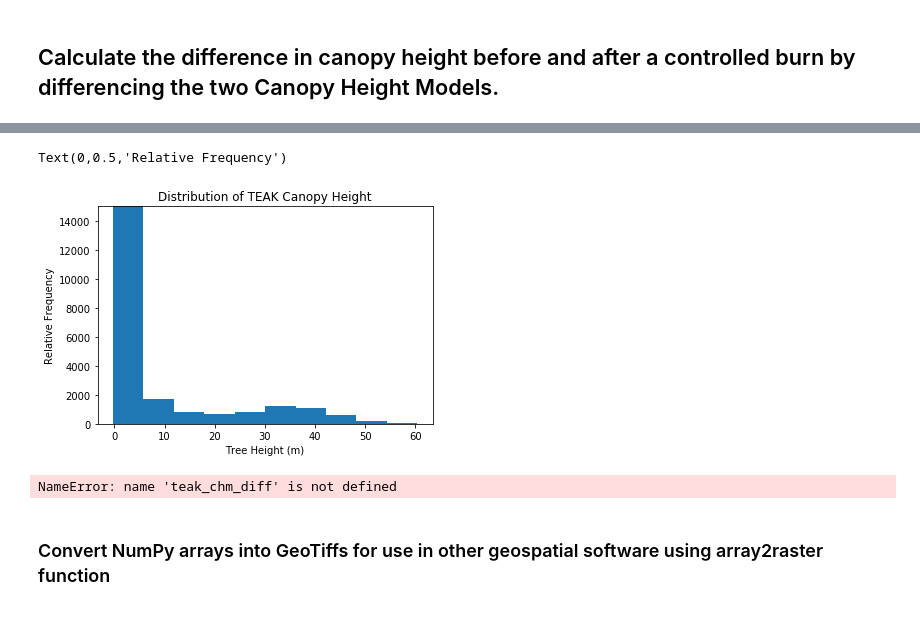
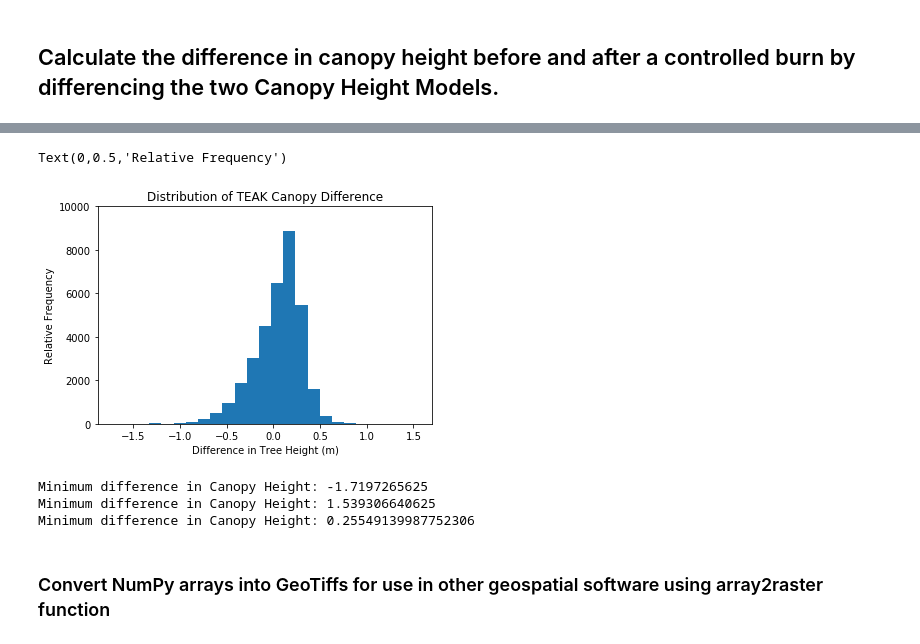
Before and after one commit to jameslamping/BC1_2018, a Jupyter notebook: Code/TEAK_chm_burn_analysis.ipynb, the cells around one changed output, grey strips where cells are left out. Saved outputs shown, nothing was run; the diff lists cells and outputs as text; code cells hidden in the pictures.

```diff
--- a/Code/TEAK_chm_burn_analysis.ipynb
+++ b/Code/TEAK_chm_burn_analysis.ipynb
@@ -101,17 +93,17 @@ def plot_spatial_array(band_array,spatial_extent,colorlimit,ax=plt.gca(),title='
 [figure]
 # %%
 # Load in Digital Terrain Model (DTM) created with PDAL for 2017 and 2018
-teak_dtm_2017 = '../BC1_2018_data/output/NEON_TEAK_DTM_2017_final.tif'
+teak_dtm_2017 = '../../BC1_2018_data/output/NEON_TEAK_DTM_2017_final.tif'
 teak_dtm_2017_array, teak_dtm_2017_metadata = raster2array(teak_dtm_2017)
 
-teak_dtm_2018 = '../BC1_2018_data/output/NEON_TEAK_DTM_2018_final.tif'
+teak_dtm_2018 = '../../BC1_2018_data/output/NEON_TEAK_DTM_2018_final.tif'
 teak_dtm_2018_array, teak_dtm_2018_metadata = raster2array(teak_dtm_2018)
 # %%
 # Load in Digital Surface Model created with PDAL for 2017 and 2018
-teak_dsm_2017 = '../BC1_2018_data/output/NEON_TEAK_DSM_2017_final.tif'
+teak_dsm_2017 = '../../BC1_2018_data/output/NEON_TEAK_DSM_2017_final.tif'
 teak_dsm_2017_array, teak_dsm_2017_metadata = raster2array(teak_dsm_2017)
 
-teak_dsm_2018 = '../BC1_2018_data/output/NEON_TEAK_DSM_2017_final.tif'
+teak_dsm_2018 = '../../BC1_2018_data/output/NEON_TEAK_DSM_2017_final.tif'
 teak_dsm_2018_array, teak_dsm_2018_metadata = raster2array(teak_dsm_2018)
 # %%
 # Plot Digital Terrain Model (DTM) for 2017 and 2018
@@ -238,20 +235,22 @@ plt.savefig('../BC1_2018_data/output/NEON_TEAK_CHM_diff.png',
 # %%
 # Plot a histogram of the canopy height model with 100 bins
-plt.hist(teak_chm_array[~np.isnan(teak_chm_diff)],10);
+plt.hist(teak_chm_diff[~np.isnan(teak_chm_diff)],25);
 ax = plt.gca()
-ax.set_ylim([0,15000])
+ax.set_ylim([0,10000])
 plt.title('Distribution of TEAK Canopy Difference')
 plt.xlabel('Difference in Tree Height (m)')
 plt.ylabel('Relative Frequency')
 # %% [output]
 Text(0,0.5,'Relative Frequency')
-[figure, old version]
+[figure, new version]
 # %%
-print('Minimum difference in Canopy Height:'+ np.nanmin(teak_chm_diff))
-print('Minimum difference in Canopy Height:'+ np.nanmax(teak_chm_diff))
-print('Minimum difference in Canopy Height:'+ np.nanstd(teak_chm_diff))
+print('Minimum difference in Canopy Height:', np.nanmin(teak_chm_diff))
+print('Minimum difference in Canopy Height:', np.nanmax(teak_chm_diff))
+print('Minimum difference in Canopy Height:', np.nanstd(teak_chm_diff))
 # %% [output]
-NameError: name 'teak_chm_diff' is not defined
+Minimum difference in Canopy Height: -1.7197265625
+Minimum difference in Canopy Height: 1.539306640625
+Minimum difference in Canopy Height: 0.25549139987752306
 # %% [markdown]
 ### Convert NumPy arrays into GeoTiffs for use in other geospatial software using array2raster function
 # %%
```
Also changed, not shown: parts of 9 cells of this notebook, 1 other file.
